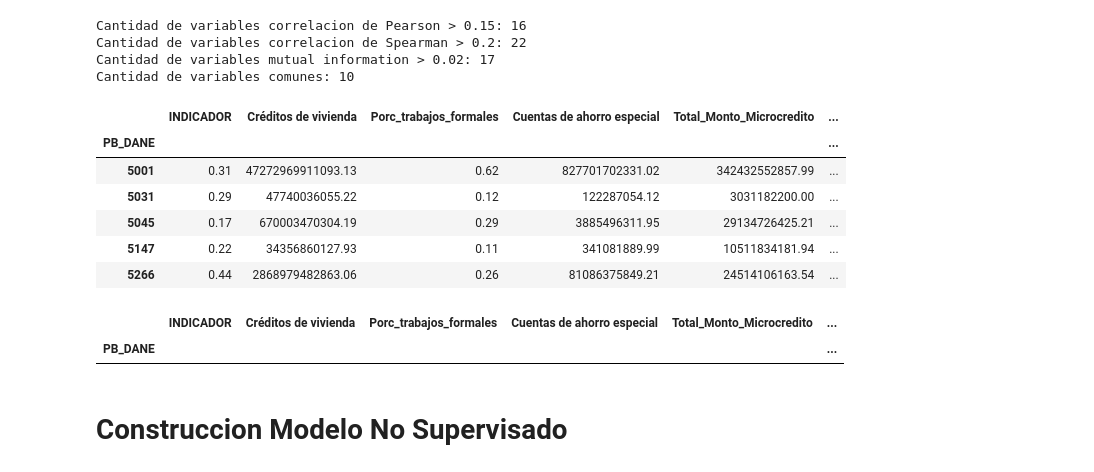
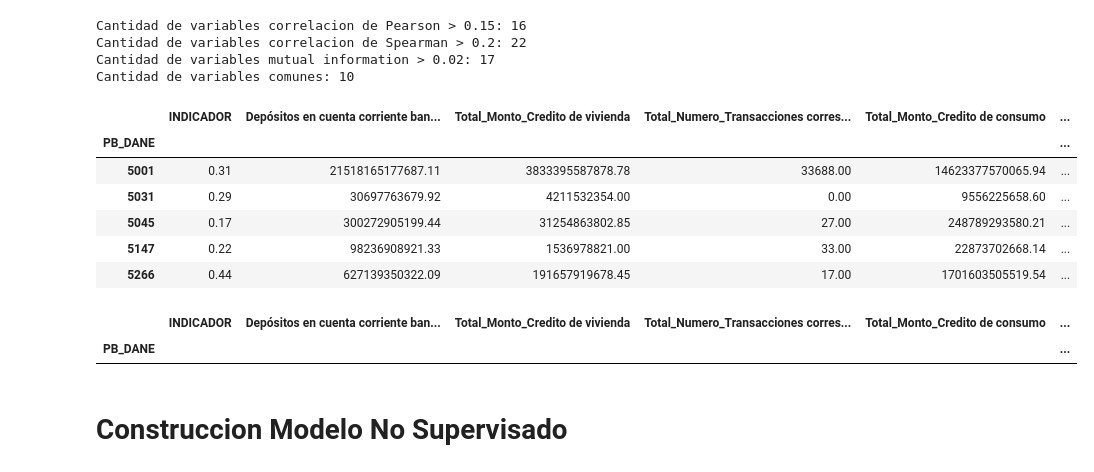
Before and after one commit to Crismaro19/ProyectoGerenciaProyectosAnaliticos, a Jupyter notebook: Codigo/Analisis_y_modelo.ipynb, the cells around one changed output. Drawn from its saved outputs; the diff is of its cells as text; code cells hidden in the pictures.

```diff
--- a/Codigo/Analisis_y_modelo.ipynb
+++ b/Codigo/Analisis_y_modelo.ipynb
@@ -754,21 +754,21 @@ Cantidad de variables correlacion de Spearman > 0.2: 22
 Cantidad de variables mutual information > 0.02: 17
 Cantidad de variables comunes: 10
 # %%
-df_final = df9[['INDICADOR'] + [' + list(vars_comunes)]
+df_final = df9[['INDICADOR'] + list(vars_comunes)]
 df_final = df_final.fillna(0)
 df_final.head(5)
 # %% [output]
-|  | INDICADOR | Créditos de vivienda | Porc_trabajos_formales | Cuentas de ahorro especial | Total_Monto_Microcredito | ... |
+|  | INDICADOR | Depósitos en cuenta corriente ban... | Total_Monto_Credito de vivienda | Total_Numero_Transacciones corres... | Total_Monto_Credito de consumo | ... |
 | PB_DANE |  |  |  |  |  | ... |
-| 5001 | 0.31 | 47272969911093.13 | 0.62 | 827701702331.02 | 342432552857.99 | ... |
-| 5031 | 0.29 | 47740036055.22 | 0.12 | 122287054.12 | 3031182200.00 | ... |
-| 5045 | 0.17 | 670003470304.19 | 0.29 | 3885496311.95 | 29134726425.21 | ... |
-| 5147 | 0.22 | 34356860127.93 | 0.11 | 341081889.99 | 10511834181.94 | ... |
-| 5266 | 0.44 | 2868979482863.06 | 0.26 | 81086375849.21 | 24514106163.54 | ... |
+| 5001 | 0.31 | 21518165177687.11 | 3833395587878.78 | 33688.00 | 14623377570065.94 | ... |
+| 5031 | 0.29 | 30697763679.92 | 4211532354.00 | 0.00 | 9556225658.60 | ... |
+| 5045 | 0.17 | 300272905199.44 | 31254863802.85 | 27.00 | 248789293580.21 | ... |
+| 5147 | 0.22 | 98236908921.33 | 1536978821.00 | 33.00 | 22873702668.14 | ... |
+| 5266 | 0.44 | 627139350322.09 | 191657919678.45 | 17.00 | 1701603505519.54 | ... |
 # %%
 df_final[df_final.isnull().any(axis=1)]
 # %% [output]
-|  | INDICADOR | Créditos de vivienda | Porc_trabajos_formales | Cuentas de ahorro especial | Total_Monto_Microcredito | ... |
+|  | INDICADOR | Depósitos en cuenta corriente ban... | Total_Monto_Credito de vivienda | Total_Numero_Transacciones corres... | Total_Monto_Credito de consumo | ... |
 | PB_DANE |  |  |  |  |  | ... |
 # %% [markdown]
 # Construccion Modelo No Supervisado
```
Also changed, not shown: parts of 11 cells of this notebook.
